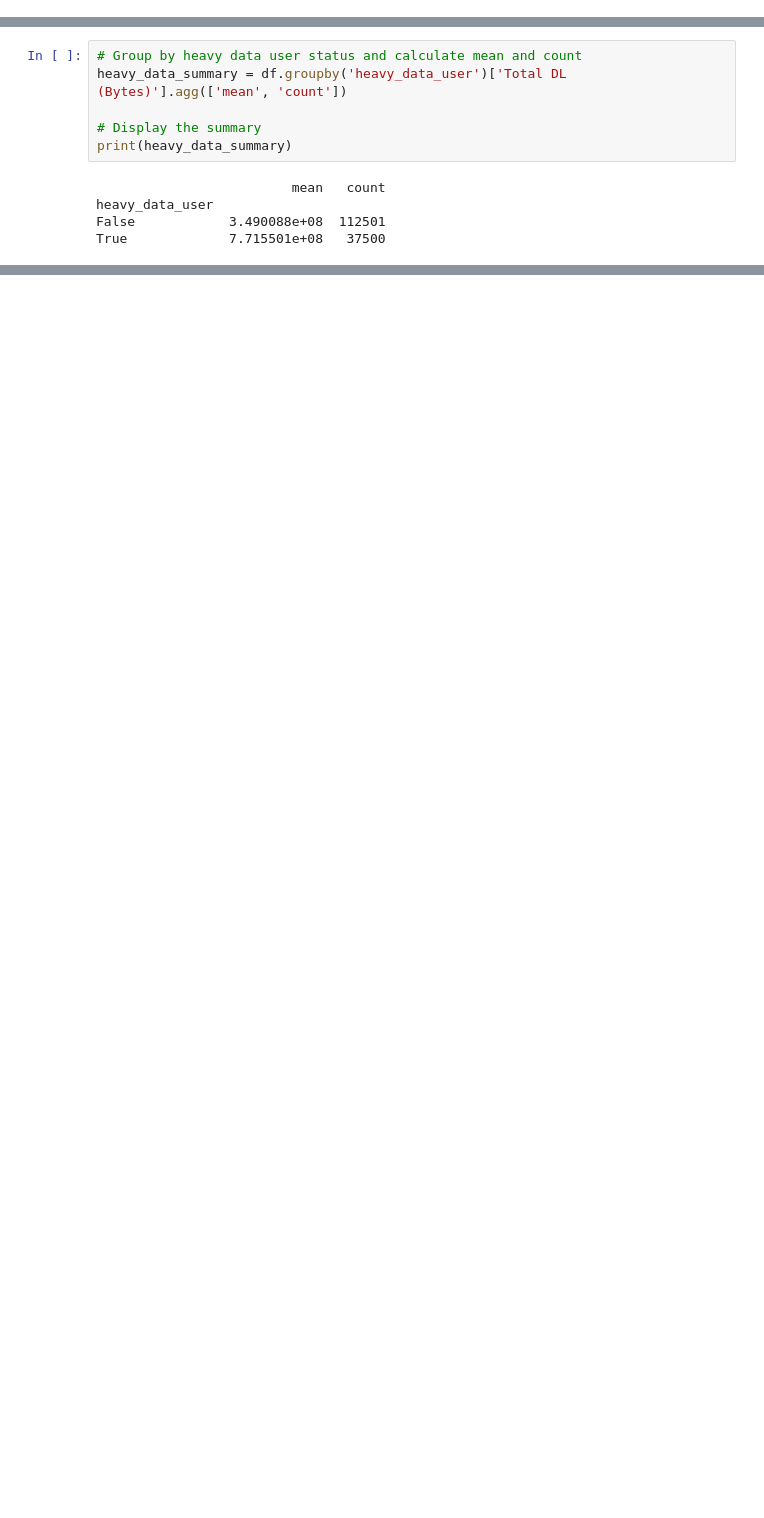
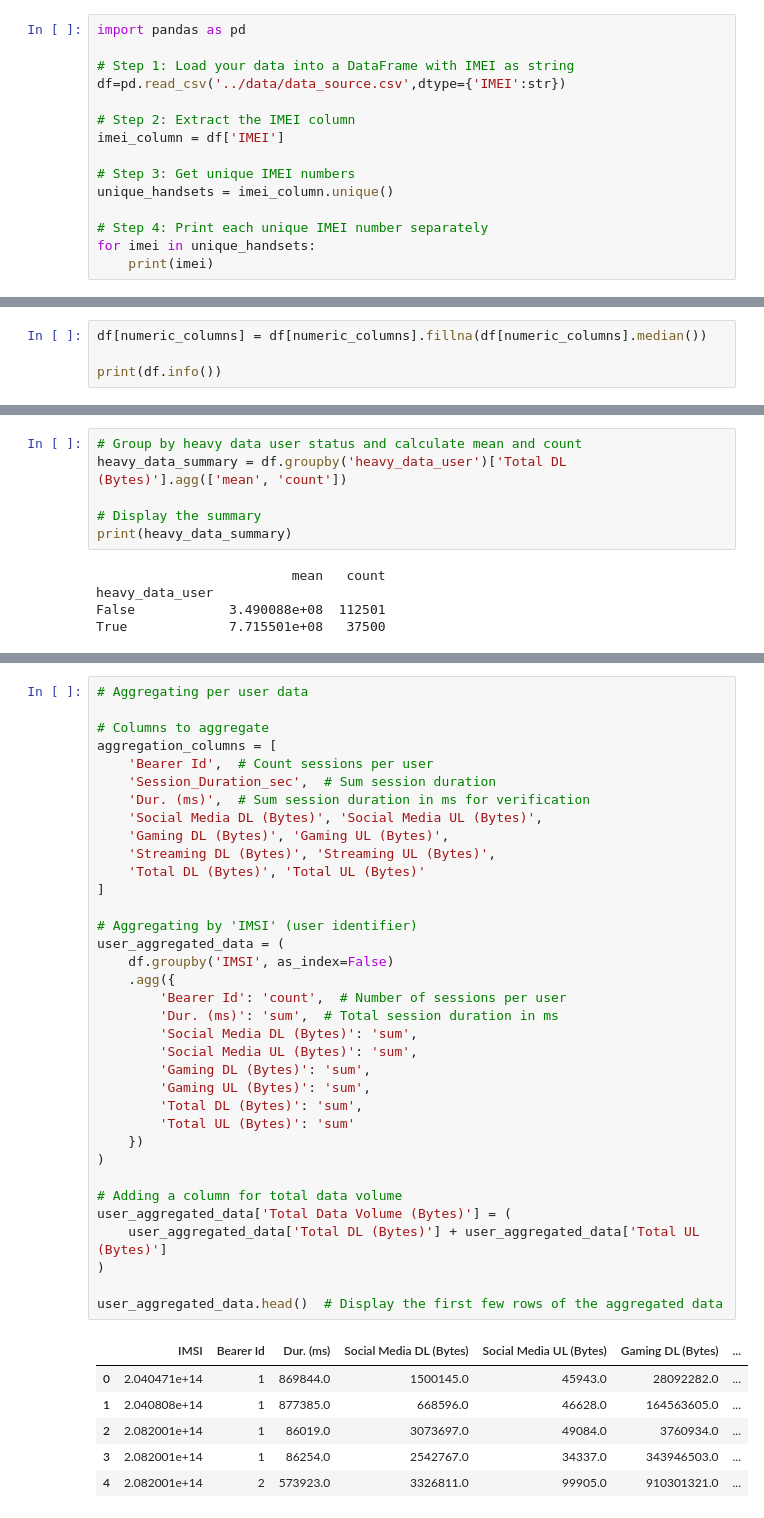
Before and after one commit to obig20/week-2, a Jupyter notebook: notebooks/telecom_analysis.ipynb, the cells around one changed output, grey strips where cells are left out. Saved outputs shown, nothing was run; the diff lists cells and outputs as text; blank space fills up the shorter version.

```diff
--- a/notebooks/telecom_analysis.ipynb
+++ b/notebooks/telecom_analysis.ipynb
@@ -52,0 +53,15 @@ print(df.head())
+# %%
+import pandas as pd
+
+# Step 1: Load your data into a DataFrame with IMEI as string
+df=pd.read_csv('../data/data_source.csv',dtype={'IMEI':str})
+
+# Step 2: Extract the IMEI column
+imei_column = df['IMEI']
+
+# Step 3: Get unique IMEI numbers
+unique_handsets = imei_column.unique()
+
+# Step 4: Print each unique IMEI number separately
+for imei in unique_handsets:
+    print(imei)
@@ -124,0 +197,4 @@ df.describe
+# %%
+df[numeric_columns] = df[numeric_columns].fillna(df[numeric_columns].median())
+
+print(df.info())
@@ -316,0 +466,42 @@ True             7.715501e+08   37500
+# %%
+# Aggregating per user data
+
+# Columns to aggregate
+aggregation_columns = [
+    'Bearer Id',  # Count sessions per user
+    'Session_Duration_sec',  # Sum session duration
+    'Dur. (ms)',  # Sum session duration in ms for verification
+    'Social Media DL (Bytes)', 'Social Media UL (Bytes)',
+    'Gaming DL (Bytes)', 'Gaming UL (Bytes)',
+    'Streaming DL (Bytes)', 'Streaming UL (Bytes)',
+    'Total DL (Bytes)', 'Total UL (Bytes)'
+]
+
+# Aggregating by 'IMSI' (user identifier)
+user_aggregated_data = (
+    df.groupby('IMSI', as_index=False)
+    .agg({
+        'Bearer Id': 'count',  # Number of sessions per user
+        'Dur. (ms)': 'sum',  # Total session duration in ms
+        'Social Media DL (Bytes)': 'sum',
+        'Social Media UL (Bytes)': 'sum',
+        'Gaming DL (Bytes)': 'sum',
+        'Gaming UL (Bytes)': 'sum',
+        'Total DL (Bytes)': 'sum',
+        'Total UL (Bytes)': 'sum'
+    })
+)
+
+# Adding a column for total data volume
+user_aggregated_data['Total Data Volume (Bytes)'] = (
+    user_aggregated_data['Total DL (Bytes)'] + user_aggregated_data['Total UL (Bytes)']
+)
+
+user_aggregated_data.head()  # Display the first few rows of the aggregated data
+# %% [output]
+|  | IMSI | Bearer Id | Dur. (ms) | Social Media DL (Bytes) | Social Media UL (Bytes) | Gaming DL (Bytes) | ... |
+| 0 | 2.040471e+14 | 1 | 869844.0 | 1500145.0 | 45943.0 | 28092282.0 | ... |
+| 1 | 2.040808e+14 | 1 | 877385.0 | 668596.0 | 46628.0 | 164563605.0 | ... |
+| 2 | 2.082001e+14 | 1 | 86019.0 | 3073697.0 | 49084.0 | 3760934.0 | ... |
+| 3 | 2.082001e+14 | 1 | 86254.0 | 2542767.0 | 34337.0 | 343946503.0 | ... |
+| 4 | 2.082001e+14 | 2 | 573923.0 | 3326811.0 | 99905.0 | 910301321.0 | ... |
```
Also changed, not shown: parts of 22 cells of this notebook.
